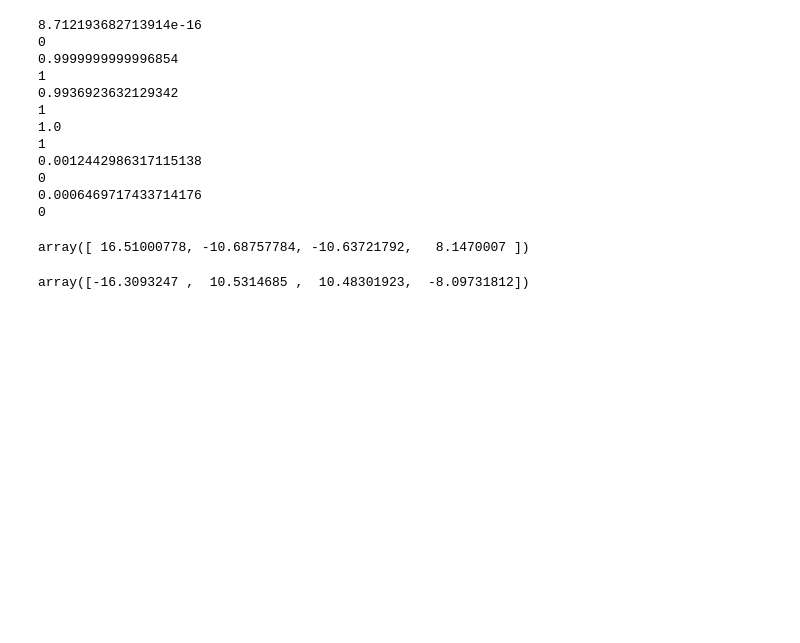
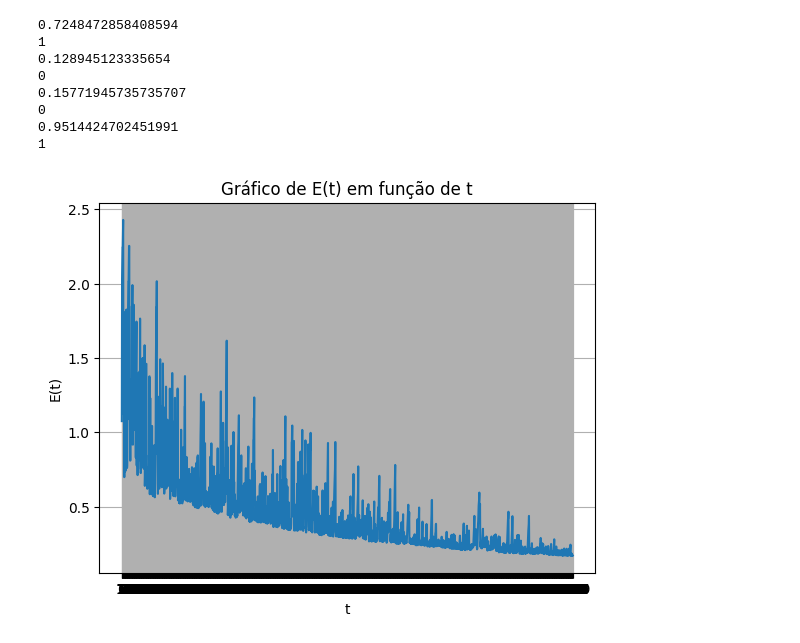
Before and after one commit to GuiSSMartins/OML-MMC, a Jupyter notebook: CLogPKd.ipynb, the cells around one changed output. Cells and saved outputs as stored; diff of their text form; code cells hidden in the pictures; blank space fills up the shorter version.

```diff
--- a/CLogPKd.ipynb
+++ b/CLogPKd.ipynb
@@ -8,33 +8,39 @@ def sigmoid(z):
 def sinal(z):
     return 1 if z > 0.5 else 0
 # %%
-def calcular_erro(y,Y, p_chapeu):
+def calcular_erro(alpha, X, Y, A):
     erro = 0
-    for n in range(len(Y)):
-        erro -= (Y * np.log(p_chapeu) + (1 - Y) * np.log(1 - p_chapeu))
-    return erro / N
+    N = len(X)
+    for n in range(N):
+        p_chapeu = sigmoid(sum(alpha * (A[n]) ))
+        if(1 - p_chapeu)<np.e**-12:
+            erro -= np.e**-12
+        else:
+            erro -= (Y[n] * np.log(p_chapeu) + (1 - Y[n]) * np.log(1 - p_chapeu))
+    erro = erro/N
+    return erro if erro > np.e**-12 else np.e**-12
 # %%
 def CLogDKPd(X, Y, alpha, eta,epochs,d):
     t=0
     E=[]
     N=len(X)
     A=np.dot(X,X.T)
+    A=A**d
     for epoca in range(epochs):
         ordem =np.random.randint(0, N)
-        #seq = [2,1,4]
-        #ordem =seq[epoca]
-        p_chapeu = sigmoid(sum(alpha * (A[ordem]**d) ))
-        S = (p_chapeu-Y[ordem]) *(A[ordem]**d)
+        p_chapeu = sigmoid(sum(alpha * (A[ordem]) ))
+        S = (p_chapeu-Y[ordem]) *(A[ordem])
         alpha = alpha - eta * S
+        E.append(calcular_erro(alpha, X, Y, A))
         print("A ",alpha)
-    return alpha
+    return alpha, E
 # %%
-data = pd.read_csv('Ex3_D.csv', header=None)
+data = pd.read_csv('Ex2_D.csv', header=None)
 X = np.array(data.iloc[:, :-1].values)
 Y = np.array(data.iloc[:, -1].values)
-eta = 0.5
+eta = 0.1
 epochs = 2000
 alpha = np.zeros(len(X))
 d=2
-alpha = CLogDKPd(X, Y, alpha, eta, epochs, d)
+alpha, E = CLogDKPd(X, Y, alpha, eta, epochs, d)
 # %% [output]
@@ -58,27 +64,33 @@ A  [-4.71447145  3.2185665   1.98972544  6.87382433 -0.67351096 -1.63446729]
 # %%
 A=np.dot(X,X.T)
+A=A**d
 for n in range(len(X)):
-    p_chapeu = sigmoid(sum(alpha * (A[n]**d) ))
+    p_chapeu = sigmoid(sum(alpha * (A[n]) ))
     print(p_chapeu)
     print(sinal(p_chapeu))
 # %% [output]
-8.712193682713914e-16
+0.7248472858408594
+1
+0.128945123335654
 0
-0.9999999999996854
+0.15771945735735707
+0
+0.9514424702451991
 1
-0.9936923632129342
-1
-1.0
-1
-0.0012442986317115138
-0
-0.0006469717433714176
-0
-# %%
-(A[0]**d)*alpha
-# %% [output]
-array([ 16.51000778, -10.68757784, -10.63721792,   8.1470007 ])
-# %%
-alpha
-# %% [output]
-array([-16.3093247 ,  10.5314685 ,  10.48301923,  -8.09731812])
+# %%
+t = list(range(len(E)))
+
+# Plotando o gráfico
+plt.plot(t, E, linestyle='-')
+plt.xticks(t)
+
+# Configurações adicionais do gráfico
+plt.xlabel('t')
+plt.ylabel('E(t)')
+plt.title('Gráfico de E(t) em função de t')
+plt.grid(True)
+
+# Exibindo o gráfico
+plt.show()
+# %% [output]
+[figure, added]
```
Also changed, not shown: parts of 1 cell of this notebook.
